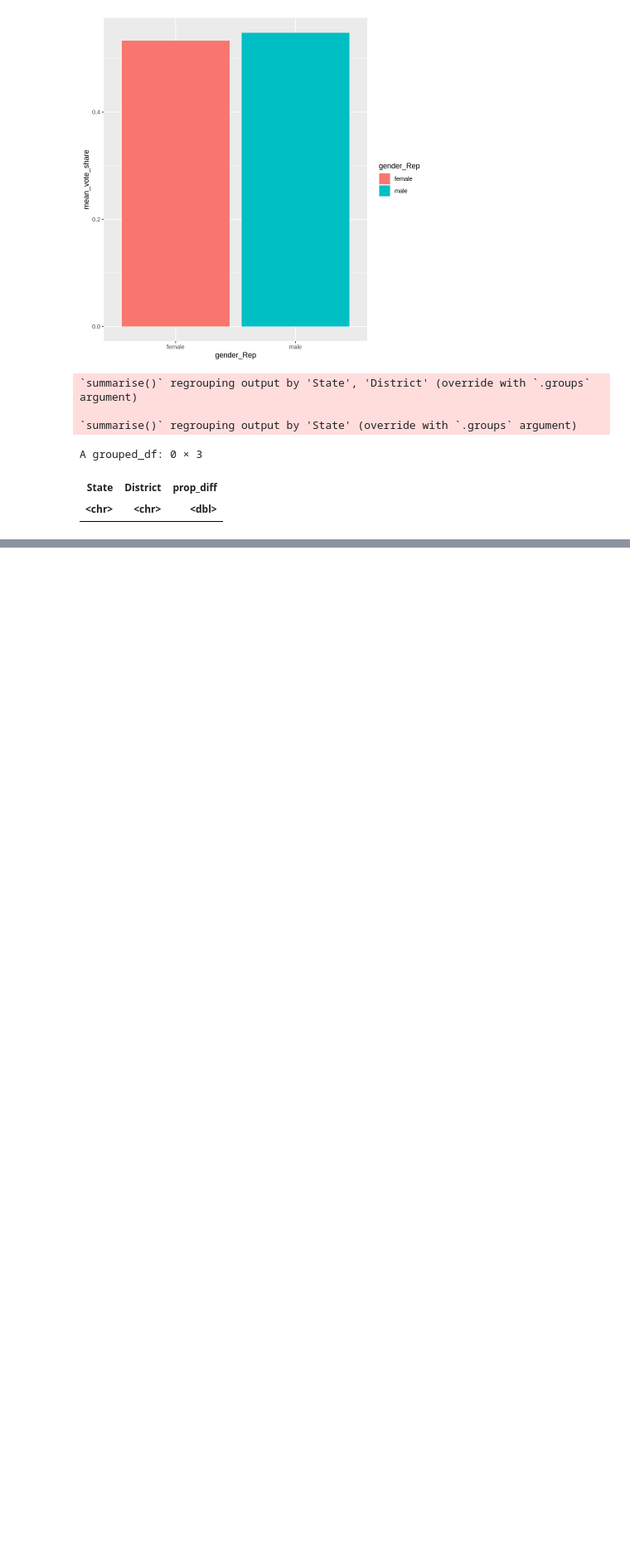
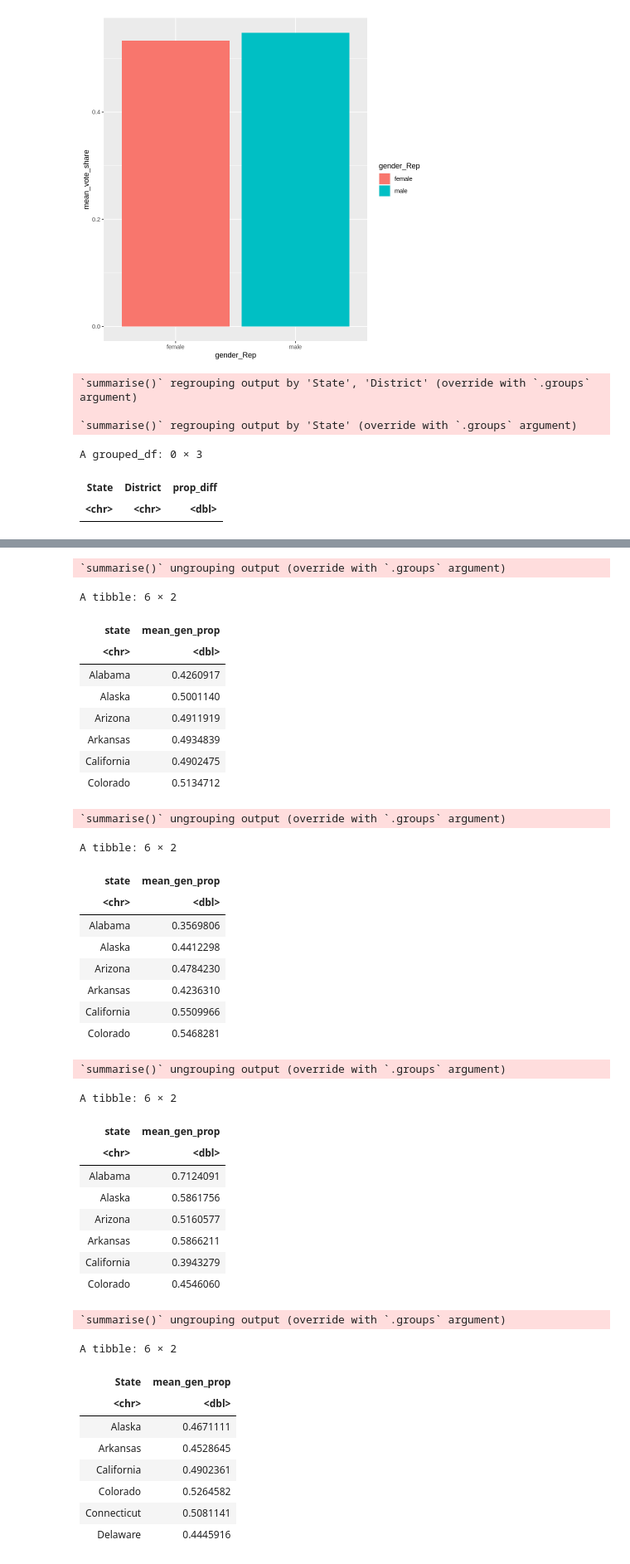
Before and after one commit to michael-bonitati-1117/final_project, a Jupyter notebook: Dataset_Analysis.ipynb, the cells around one changed output, grey strips where cells are left out. Shown at 83% size. Saved outputs shown, nothing was run; the diff lists cells and outputs as text; code cells hidden in the pictures; blank space fills up the shorter version.

```diff
--- a/Dataset_Analysis.ipynb
+++ b/Dataset_Analysis.ipynb
@@ -228,0 +293,76 @@ A grouped_df: 6 × 4
+# %%
+elections_2018_long%>%
+    filter(Gender %in% c("female"), Vote.Prop !=1)%>%
+    group_by(state)  %>%
+summarise (mean_gen_prop= mean (Vote.Prop)) %>% head()
+
+elections_2018_long%>%
+    filter(Candidate.Party == "Democrat", Gender %in% c("female"), Vote.Prop !=1)%>%
+    group_by(state)  %>%
+summarise (mean_gen_prop= mean (Vote.Prop)) %>% head()
+
+elections_2018_long%>%
+    filter(Candidate.Party == "Republican", Gender %in% c("female"), Vote.Prop !=1)%>%
+    group_by(state)  %>%
+summarise (mean_gen_prop= mean (Vote.Prop)) %>% head()
+
+
+#average voting props for women candidates grouped by state
+elections_2016_long%>%
+    filter(Gender %in% c("female"), Vote.Prop !=1)%>%
+    group_by(State)  %>%
+summarise (mean_gen_prop= mean (Vote.Prop)) %>% head()
+
+elections_2016_long%>%
+    filter(Candidate.Party == "Democrat", Gender %in% c("female"), Vote.Prop !=1)%>%
+    group_by(State)  %>%
+summarise (mean_gen_prop= mean (Vote.Prop)) %>% head()
+
+elections_2016_long%>%
+    filter(Candidate.Party == "Republican", Gender %in% c("female"), Vote.Prop !=1)%>%
+    group_by(State)  %>%
+summarise (mean_gen_prop= mean (Vote.Prop)) %>% head()
+
+#was hoping to find differences in vote prop for women candidates by state between 2016 and 2018, splitting into parties as well
+#is there a way to join between corresponding 2016 and 2018 summaries, then subtracting out?
+# %% [output]
+`summarise()` ungrouping output (override with `.groups` argument)
+A tibble: 6 × 2
+| state | mean_gen_prop |
+| <chr> | <dbl> |
+| Alabama | 0.4260917 |
+| Alaska | 0.5001140 |
+| Arizona | 0.4911919 |
+| Arkansas | 0.4934839 |
+| California | 0.4902475 |
+| Colorado | 0.5134712 |
+`summarise()` ungrouping output (override with `.groups` argument)
+A tibble: 6 × 2
+| state | mean_gen_prop |
+| <chr> | <dbl> |
+| Alabama | 0.3569806 |
+| Alaska | 0.4412298 |
+| Arizona | 0.4784230 |
+| Arkansas | 0.4236310 |
+| California | 0.5509966 |
+| Colorado | 0.5468281 |
+`summarise()` ungrouping output (override with `.groups` argument)
+A tibble: 6 × 2
+| state | mean_gen_prop |
+| <chr> | <dbl> |
+| Alabama | 0.7124091 |
+| Alaska | 0.5861756 |
+| Arizona | 0.5160577 |
+| Arkansas | 0.5866211 |
+| California | 0.3943279 |
+| Colorado | 0.4546060 |
+`summarise()` ungrouping output (override with `.groups` argument)
+A tibble: 6 × 2
+| State | mean_gen_prop |
+| <chr> | <dbl> |
+| Alaska | 0.4671111 |
+| Arkansas | 0.4528645 |
+| California | 0.4902361 |
+| Colorado | 0.5264582 |
+| Connecticut | 0.5081141 |
+| Delaware | 0.4445916 |
```
Also changed, not shown: parts of 10 cells of this notebook.
